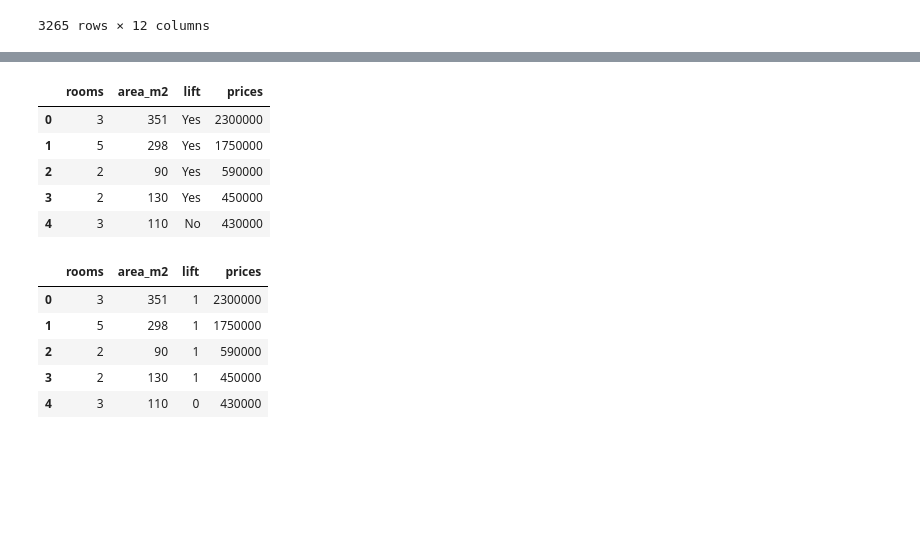
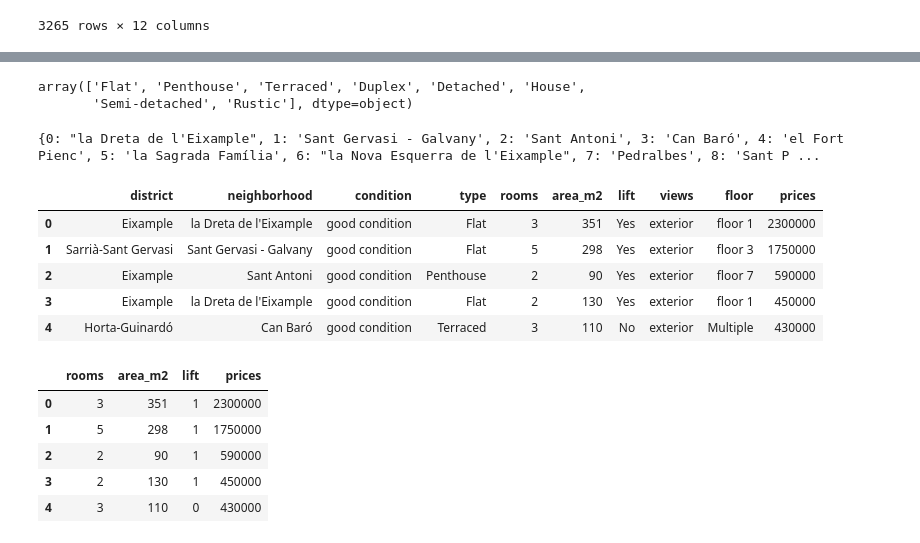
Before and after one commit to Fio-Deca/Vivienda_BCN, a Jupyter notebook: Casa_Barcelona_Estimacion.ipynb, the cells around one changed output, grey strips where cells are left out. Drawn from its saved outputs; the diff is of its cells as text; code cells hidden in the pictures; blank space fills up the shorter version.

```diff
--- a/Casa_Barcelona_Estimacion.ipynb
+++ b/Casa_Barcelona_Estimacion.ipynb
@@ -36,14 +46,44 @@ TypeError: 'int' object is not subscriptable
+# %%
+pd.unique(df.type)
+# %% [output]
+array(['Flat', 'Penthouse', 'Terraced', 'Duplex', 'Detached', 'House',
+       'Semi-detached', 'Rustic'], dtype=object)
+# %%
+#Función para hacer un diccionario con un número los tipos únicos de cada columna
+def conversion(diccionario,lista):
+    for i in range(len(neighborhood)):
+        Dictneighborhood.update({i:neighborhood[i]})
+#Inicializamos los diccionarios
+Dictneighborhood = {}
+DictDistrict = {}
+DictCondition={}
+DictType={}
+DictFloor={}
+#Hago un array de los tipos únicos que hay en cada columna
+neighborhood=pd.unique(df.neighborhood)
+district=pd.unique(df.district)
+condition=pd.unique(df.condition)
+Type=pd.unique(df.Type)
+floors=pd.unique(df.floors)
+#Llamos a la función conversión
+conversion(Dictneighborhood,neighborhood)
+conversion(DictDistrict,district)
+conversion(DictCondition,condition)
+conversion(DictType,Type)
+conversion(DictFloor,floors)
+# %% [output]
+{0: "la Dreta de l'Eixample", 1: 'Sant Gervasi - Galvany', 2: 'Sant Antoni', 3: 'Can Baró', 4: 'el Fort Pienc', 5: 'la Sagrada Família', 6: "la Nova Esquerra de l'Eixample", 7: 'Pedralbes', 8: 'Sant P ...
 # %%
 #Eliminamos las celdas que son formato string menos la de lift
-df.drop(['id','city','district','neighborhood','condition','type','views','floor'],axis=1,inplace=True)
+df.drop(['id','city',],axis=1,inplace=True)
 df.head(5)
 # %% [output]
-|  | rooms | area_m2 | lift | prices |
-| 0 | 3 | 351 | Yes | 2300000 |
-| 1 | 5 | 298 | Yes | 1750000 |
-| 2 | 2 | 90 | Yes | 590000 |
-| 3 | 2 | 130 | Yes | 450000 |
-| 4 | 3 | 110 | No | 430000 |
+|  | district | neighborhood | condition | type | rooms | area_m2 | lift | views | floor | prices |
+| 0 | Eixample | la Dreta de l'Eixample | good condition | Flat | 3 | 351 | Yes | exterior | floor 1 | 2300000 |
+| 1 | Sarrià-Sant Gervasi | Sant Gervasi - Galvany | good condition | Flat | 5 | 298 | Yes | exterior | floor 3 | 1750000 |
+| 2 | Eixample | Sant Antoni | good condition | Penthouse | 2 | 90 | Yes | exterior | floor 7 | 590000 |
+| 3 | Eixample | la Dreta de l'Eixample | good condition | Flat | 2 | 130 | Yes | exterior | floor 1 | 450000 |
+| 4 | Horta-Guinardó | Can Baró | good condition | Terraced | 3 | 110 | No | exterior | Multiple | 430000 |
 # %%
 #Cambiamos los valores de la columna lift de string a booleano
 df['lift']=df['lift'].map({
```
Also changed, not shown: parts of 8 cells of this notebook.
